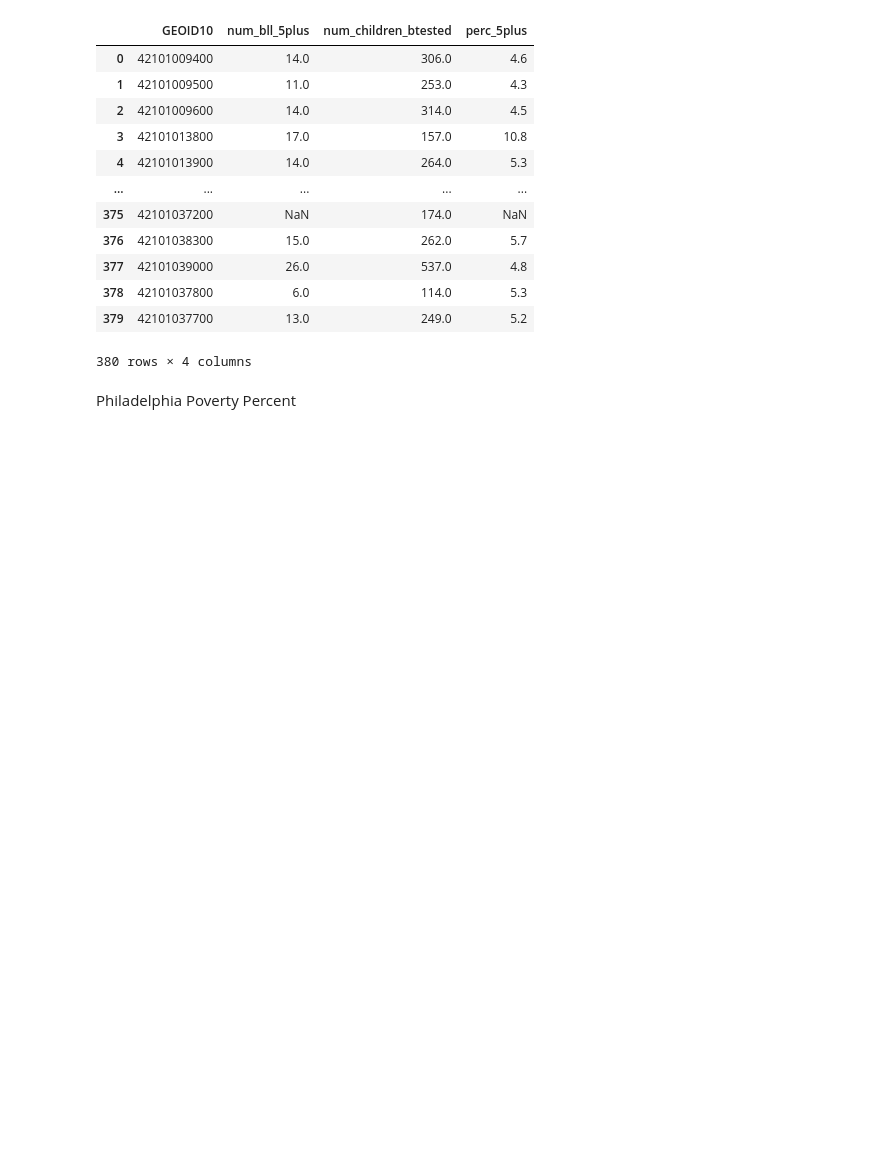
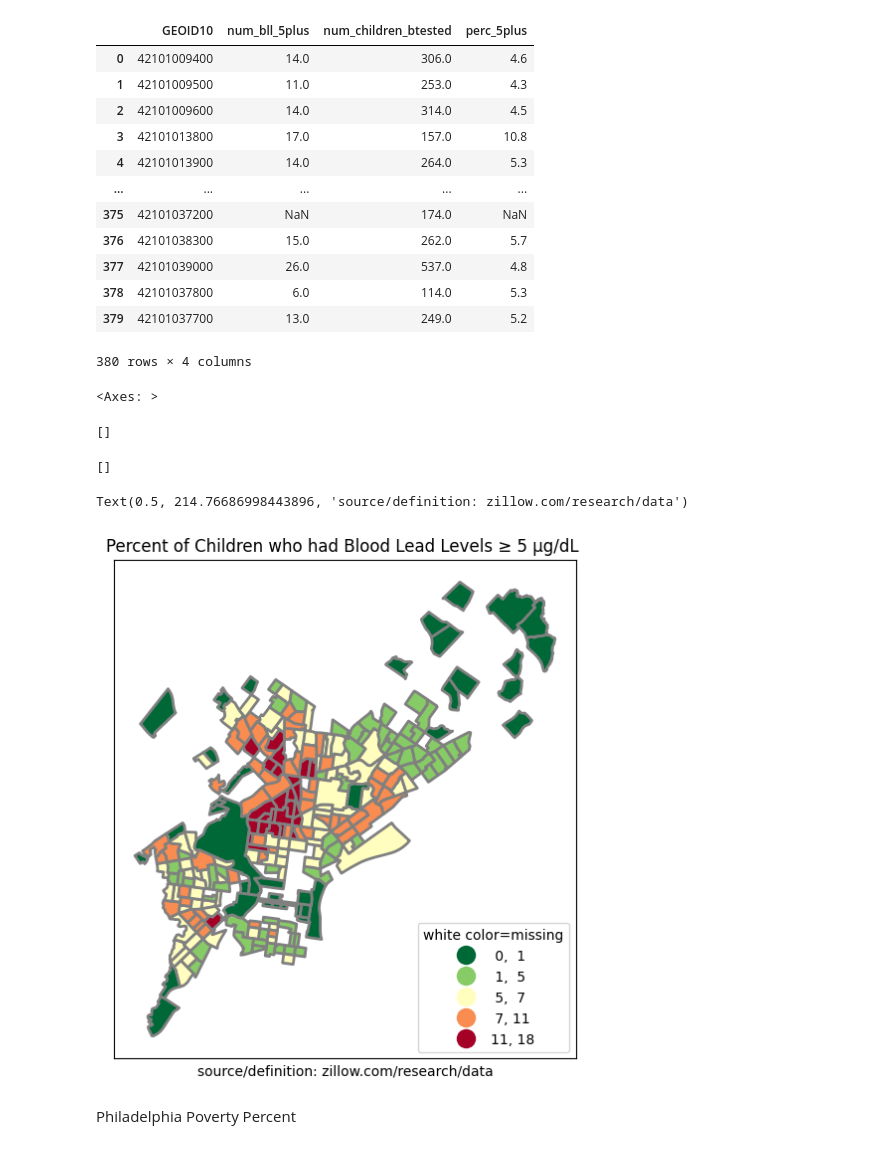
Before and after one commit to Kristina-RUC/datamana, a Jupyter notebook: map.ipynb, the cells around one changed output. Cells and saved outputs as stored; diff of their text form; code cells hidden in the pictures; blank space fills up the shorter version.

```diff
--- a/map.ipynb
+++ b/map.ipynb
@@ -218,6 +227,25 @@ phillycbll2[['GEOID10','num_bll_5plus','num_children_btested','perc_5plus']]
 | 378 | 42101037800 | 6.0 | 114.0 | 5.3 |
 | 379 | 42101037700 | 13.0 | 249.0 | 5.2 |
 380 rows × 4 columns
+# %%
+fig, ax = plt.subplots(1, figsize=(6,10))
+phillycbll2.plot(ax=ax,column='perc_5plus',legend=True,cmap='RdYlGn_r',
+          scheme='natural_breaks',k=5, edgecolor='grey',linewidth=2,
+          legend_kwds= {"fmt": "{:,.0f}",'loc':'lower right','markerscale':1.4})
+leg1 = ax.get_legend()
+leg1.set_title('''white color=missing''')
+ax.title.set_text("Percent of Children who had Blood Lead Levels ≥ 5 μg/dL ")
+ax.set_xticks([]) #kills xticks
+ax.set_yticks([]) #kills xticks
+ax.set_xlabel('''source/definition: zillow.com/research/data''')
+#plt.savefig('fig.pdf',bbox_inches='tight') #,pad_inches=0.1, dpi=200, transparent=True #eps, jpeg, jpg, pdf, pgf, png, ps, raw, rgba, svg, svgz, tif, tiff
+#files.download('fig.pdf') #note can also right click fig and save image as
+# %% [output]
+<Axes: >
+[]
+[]
+Text(0.5, 214.76686998443896, 'source/definition: zillow.com/research/data')
+[figure, added]
 # %% [markdown]
 Philadelphia Poverty Percent
 # %%
```
Also changed, not shown: parts of 1 cell of this notebook.
